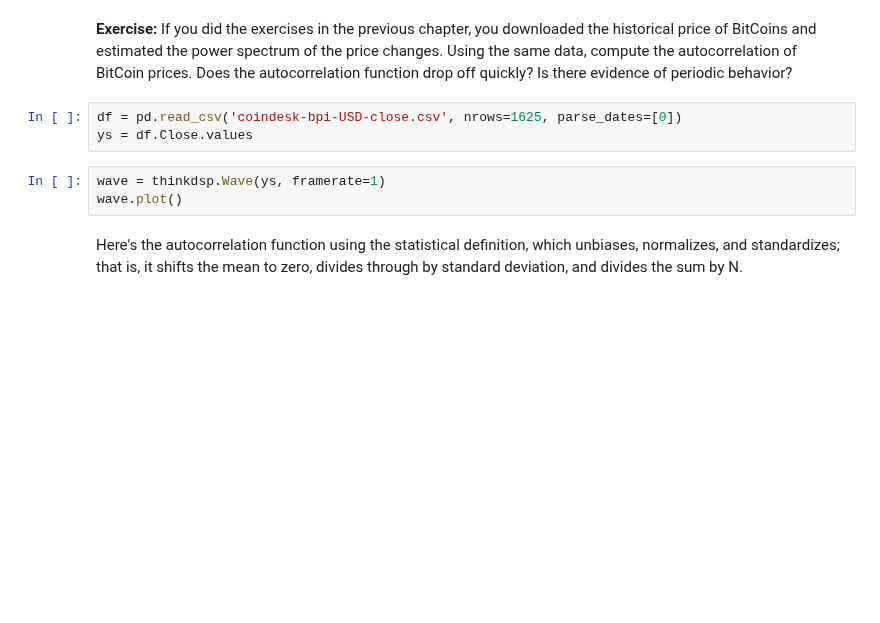
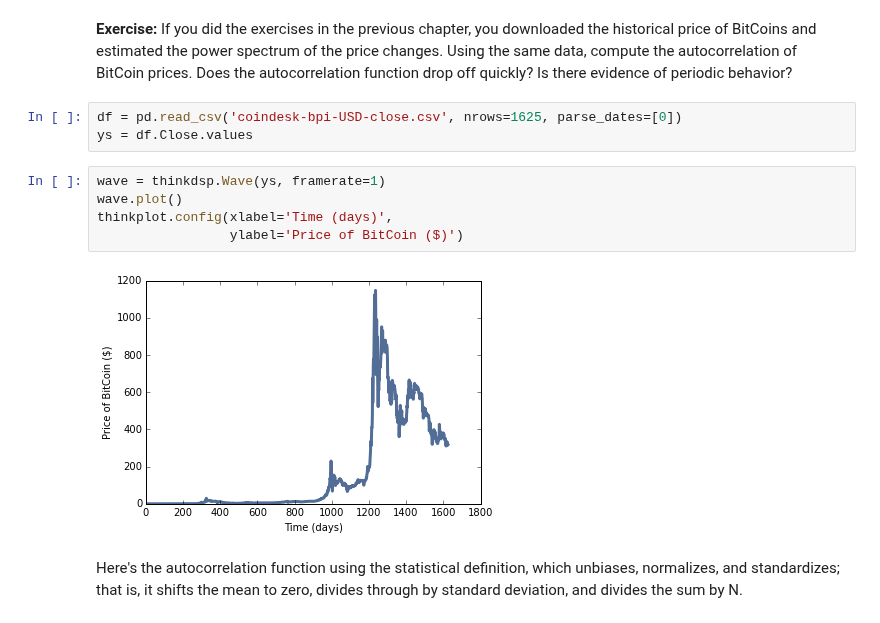
Before and after one commit to AllenDowney/ThinkDSP, a Jupyter notebook: code/chap05soln.ipynb, the cells around one changed output. Cells and saved outputs as stored; diff of their text form; blank space fills up the shorter version.

```diff
--- a/code/chap05soln.ipynb
+++ b/code/chap05soln.ipynb
@@ -28,6 +31,10 @@ ys = df.Close.values
 # %%
 wave = thinkdsp.Wave(ys, framerate=1)
 wave.plot()
+thinkplot.config(xlabel='Time (days)',
+                 ylabel='Price of BitCoin ($)')
+# %% [output]
+[figure, added]
 # %% [markdown]
 Here's the autocorrelation function using the statistical definition, which unbiases, normalizes, and standardizes; that is, it shifts the mean to zero, divides through by standard deviation, and divides the sum by N.
 # %%
```
Also changed, not shown: parts of 15 cells of this notebook.
